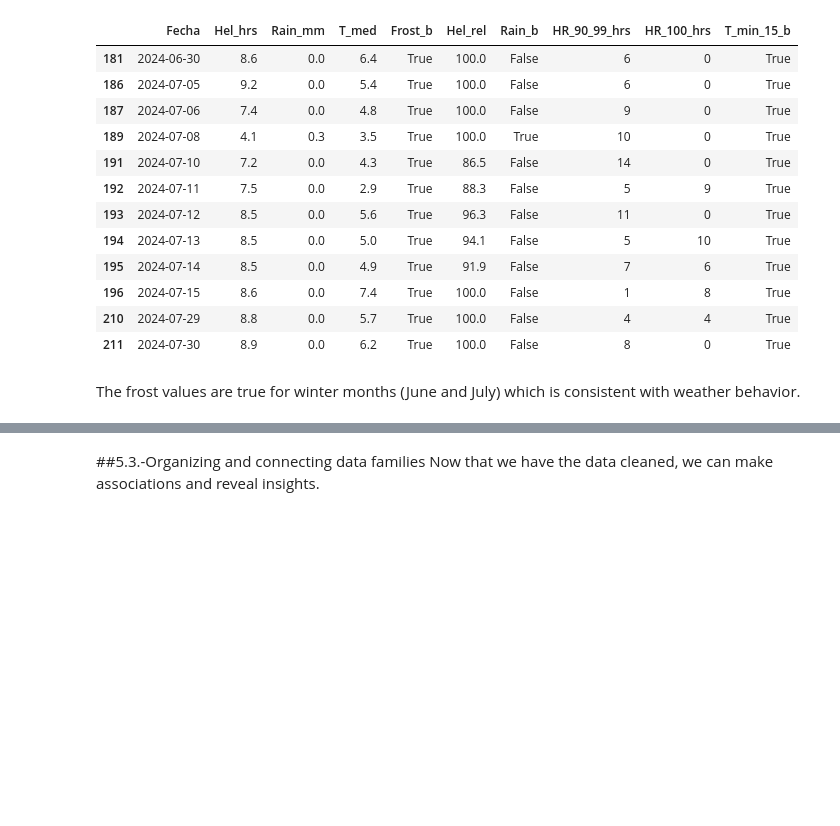
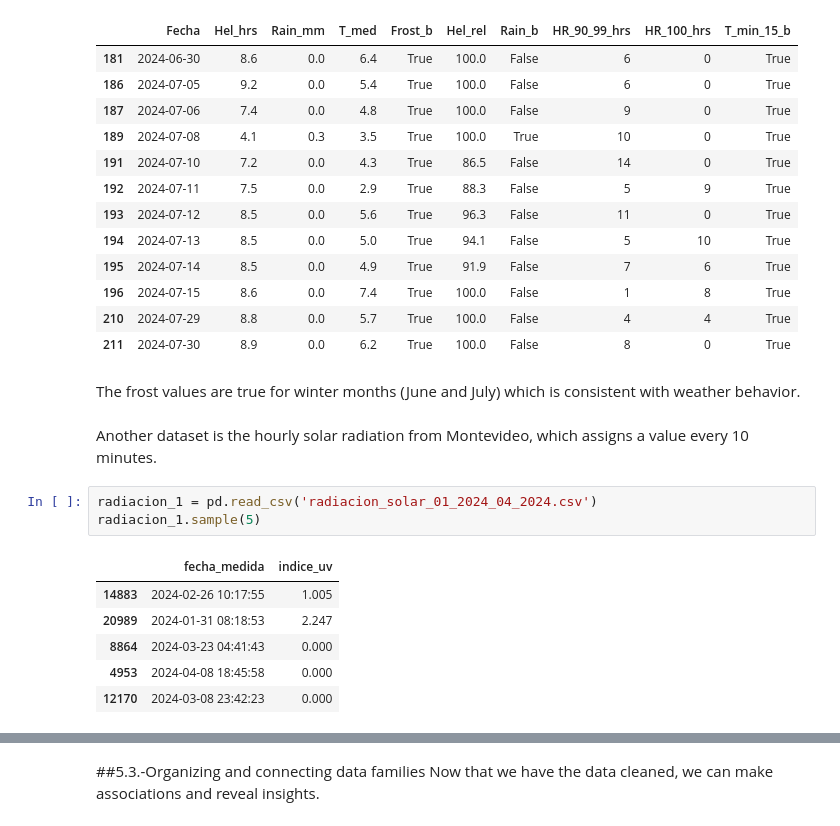
Before and after one commit to mdeleond/Portfolio, a Jupyter notebook: Projects/Montevideo Traffic accidents analysis/Siniestros_en_Montevideo_2024.ipynb, the cells around one changed output, grey strips where cells are left out. Drawn from its saved outputs; the diff is of its cells as text; blank space fills up the shorter version.

```diff
--- a/Projects/Montevideo Traffic accidents analysis/Siniestros_en_Montevideo_2024.ipynb
+++ b/Projects/Montevideo Traffic accidents analysis/Siniestros_en_Montevideo_2024.ipynb
@@ -718,3 +718,15 @@ weather[weather['Frost_b']==True]
 | 211 | 2024-07-30 | 8.9 | 0.0 | 6.2 | True | 100.0 | False | 8 | 0 | True |
 # %% [markdown]
 The frost values are true for winter months (June and July) which is consistent with weather behavior.
+# %% [markdown]
+Another dataset is the hourly solar radiation from Montevideo, which assigns a value every 10 minutes.
+# %%
+radiacion_1 = pd.read_csv('radiacion_solar_01_2024_04_2024.csv')
+radiacion_1.sample(5)
+# %% [output]
+|  | fecha_medida | indice_uv |
+| 14883 | 2024-02-26 10:17:55 | 1.005 |
+| 20989 | 2024-01-31 08:18:53 | 2.247 |
+| 8864 | 2024-03-23 04:41:43 | 0.000 |
+| 4953 | 2024-04-08 18:45:58 | 0.000 |
+| 12170 | 2024-03-08 23:42:23 | 0.000 |
```
Also changed, not shown: parts of 9 cells of this notebook.
